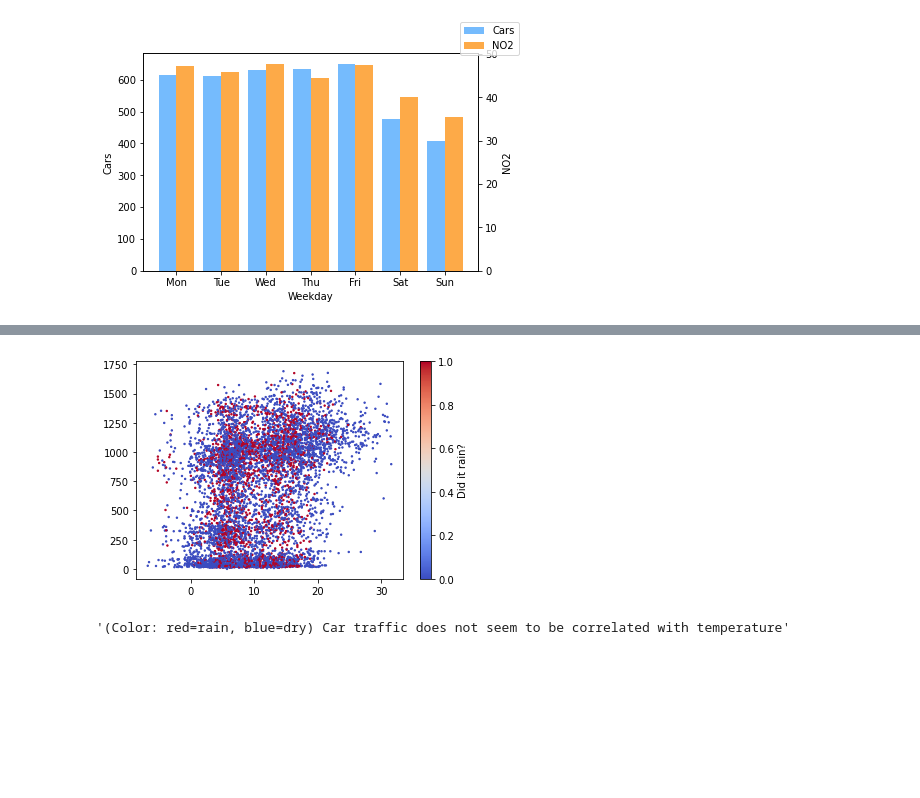
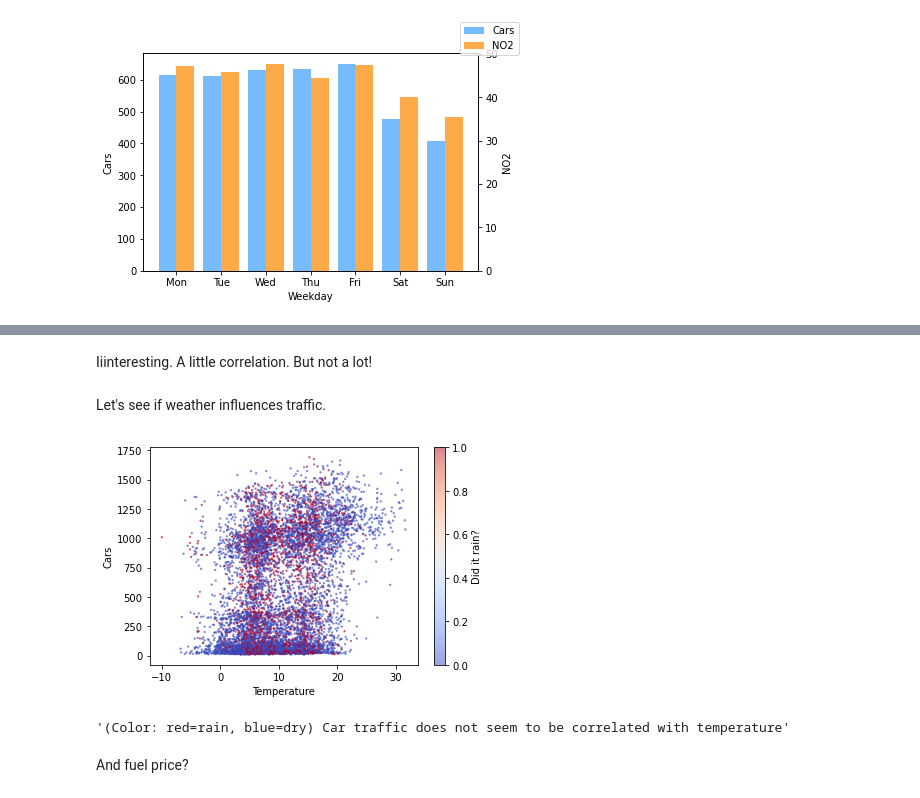
Before and after one commit to apexys/kiel_air_quality_tensorflow, a Jupyter notebook: DataExploration.ipynb, the cells around one changed output, grey strips where cells are left out. Cells and saved outputs as stored; diff of their text form; code cells hidden in the pictures; blank space fills up the shorter version.

```diff
--- a/DataExploration.ipynb
+++ b/DataExploration.ipynb
@@ -164,13 +214,21 @@ display("Color: Wind speed (Strong wind -> Less NO2 measured)")
+# %% [markdown]
+Iiinteresting. A little correlation. But not a lot!
+# %% [markdown]
+Let's see if weather influences traffic.
 # %%
 plt.figure()
-plt.scatter(data["air_temp_deg_c"], data["Cars-Total"], s=2, c=data["did_it_rain"], cmap="coolwarm")
+plt.scatter(data["air_temp_deg_c"], data["Cars-Total"], s=2, c=data["did_it_rain"],alpha=0.5, cmap="coolwarm")
 cb = plt.colorbar()
 cb.set_label("Did it rain?")
+plt.xlabel("Temperature")
+plt.ylabel("Cars")
 plt.show()
 display("(Color: red=rain, blue=dry) Car traffic does not seem to be correlated with temperature")
 # %% [output]
-[figure, old version]
+[figure, new version]
 '(Color: red=rain, blue=dry) Car traffic does not seem to be correlated with temperature'
+# %% [markdown]
+And fuel price?
 # %%
 plt.figure()
 plt.scatter(data["diesel"], data["Cars-Total"], s=1, c=data["e5"])
```
Also changed, not shown: parts of 42 cells of this notebook, 3 other files.
